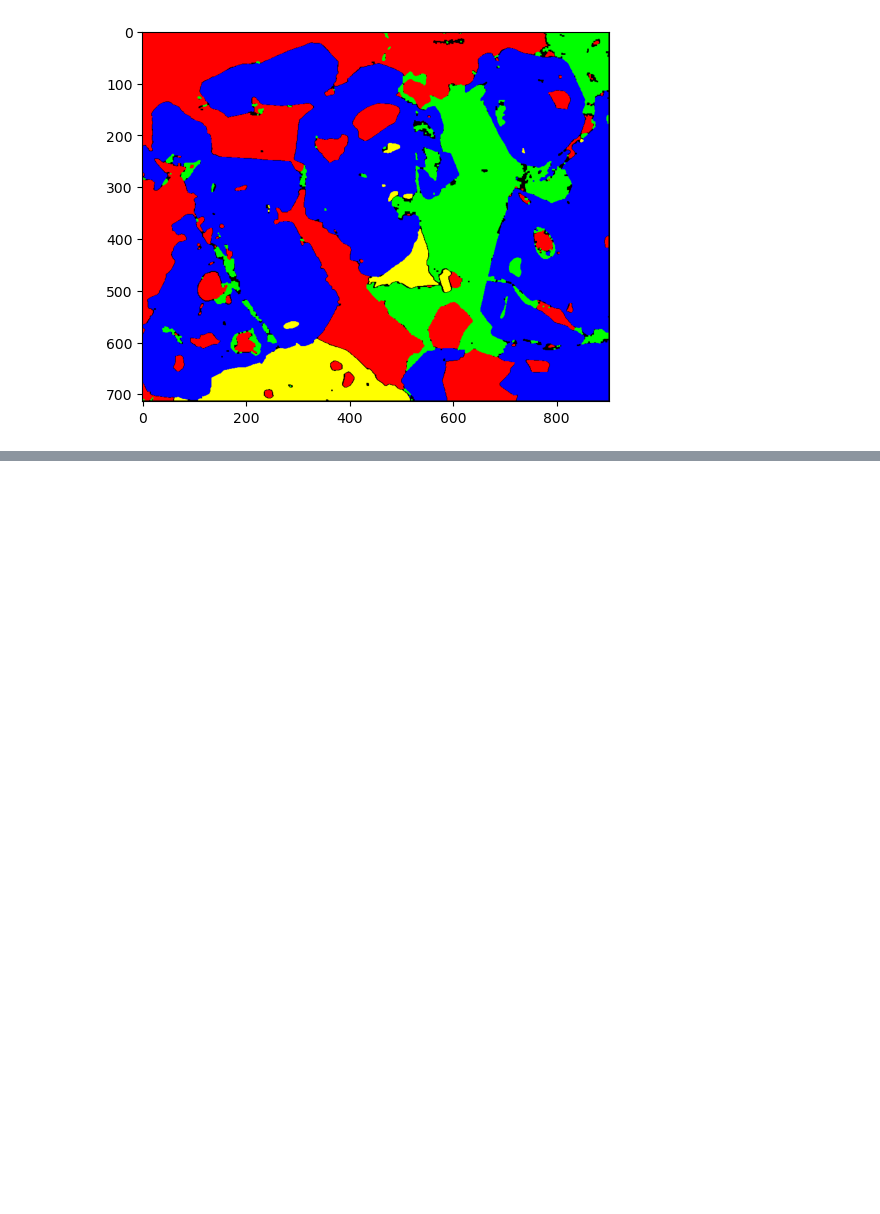
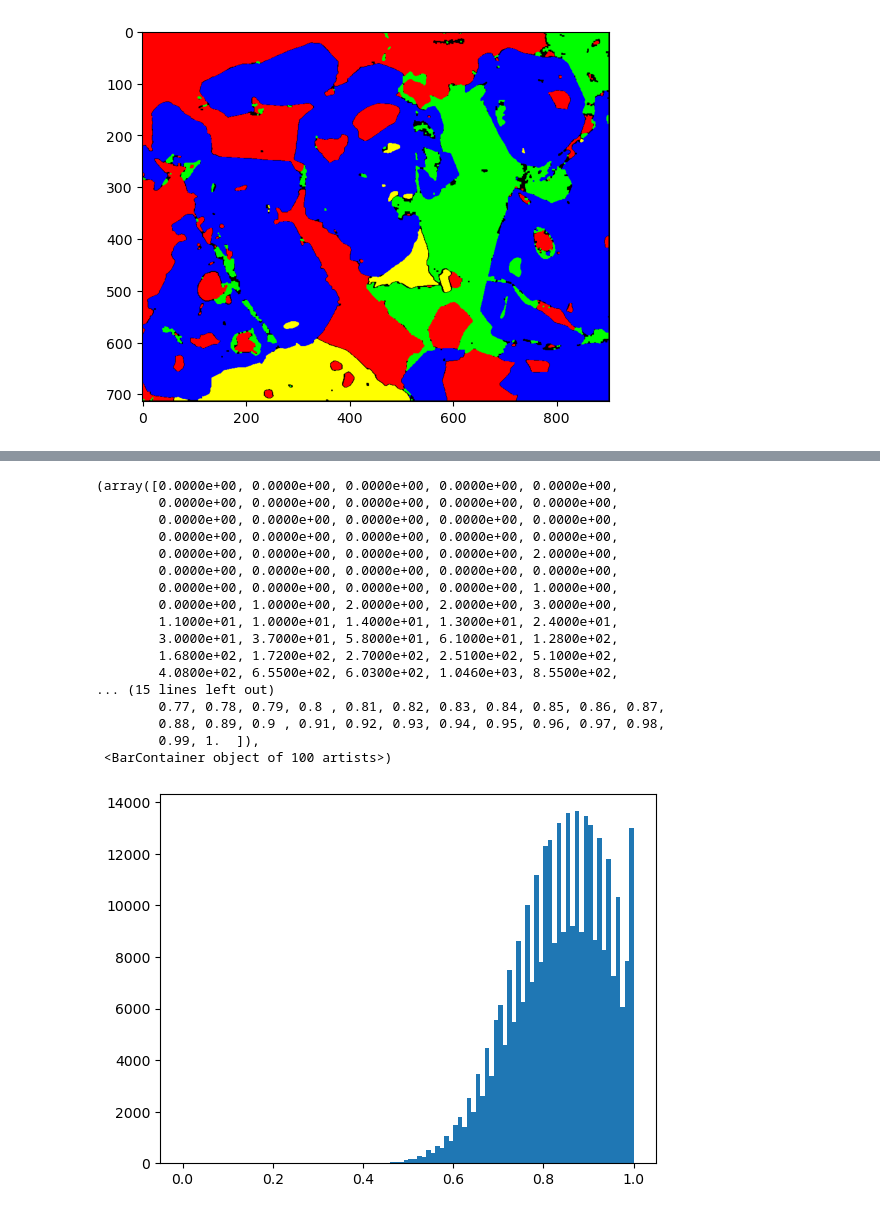
Before and after one commit to SimBoex/nuclei-segmentation, a Jupyter notebook: image-processing/DenoisingFilters.ipynb, the cells around one changed output, grey strips where cells are left out. Cells and saved outputs as stored; diff of their text form; code cells hidden in the pictures; blank space fills up the shorter version.

```diff
--- a/image-processing/DenoisingFilters.ipynb
+++ b/image-processing/DenoisingFilters.ipynb
@@ -315,0 +335,24 @@ plt.imshow(all_segments_cleaned)
+# %%
+## first step is to look at the histogram
+## if this looks great i dont need sth more complex
+plt.hist(img.flat, bins=100, range=(0, 1))
+plt.show()
+# %% [output]
+(array([0.0000e+00, 0.0000e+00, 0.0000e+00, 0.0000e+00, 0.0000e+00,
+        0.0000e+00, 0.0000e+00, 0.0000e+00, 0.0000e+00, 0.0000e+00,
+        0.0000e+00, 0.0000e+00, 0.0000e+00, 0.0000e+00, 0.0000e+00,
+        0.0000e+00, 0.0000e+00, 0.0000e+00, 0.0000e+00, 0.0000e+00,
+        0.0000e+00, 0.0000e+00, 0.0000e+00, 0.0000e+00, 2.0000e+00,
+        0.0000e+00, 0.0000e+00, 0.0000e+00, 0.0000e+00, 0.0000e+00,
+        0.0000e+00, 0.0000e+00, 0.0000e+00, 0.0000e+00, 1.0000e+00,
+        0.0000e+00, 1.0000e+00, 2.0000e+00, 2.0000e+00, 3.0000e+00,
+        1.1000e+01, 1.0000e+01, 1.4000e+01, 1.3000e+01, 2.4000e+01,
+        3.0000e+01, 3.7000e+01, 5.8000e+01, 6.1000e+01, 1.2800e+02,
+        1.6800e+02, 1.7200e+02, 2.7000e+02, 2.5100e+02, 5.1000e+02,
+        4.0800e+02, 6.5500e+02, 6.0300e+02, 1.0460e+03, 8.5500e+02,
+... (15 lines left out)
+        0.77, 0.78, 0.79, 0.8 , 0.81, 0.82, 0.83, 0.84, 0.85, 0.86, 0.87,
+        0.88, 0.89, 0.9 , 0.91, 0.92, 0.93, 0.94, 0.95, 0.96, 0.97, 0.98,
+        0.99, 1.  ]),
+ <BarContainer object of 100 artists>)
+[figure, added]
```
Also changed, not shown: parts of 25 cells of this notebook, 1 other file.
